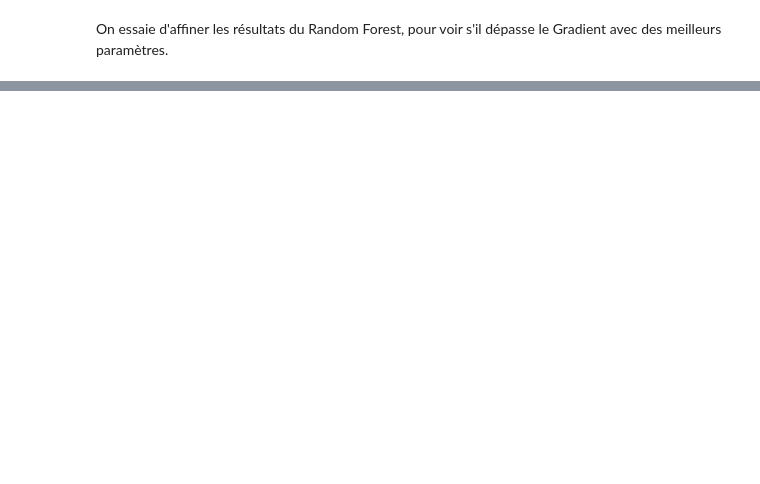
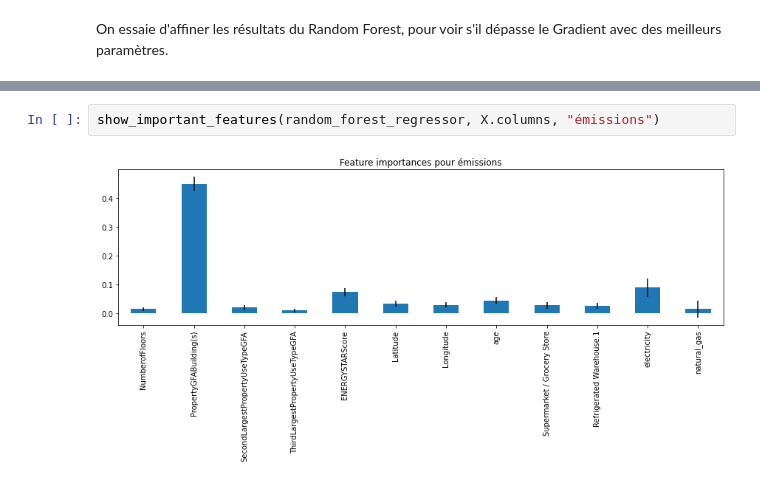
Before and after one commit to JulienGremillot/OpenClassrooms_Ingenieur_Machine_Learning, a Jupyter notebook: Anticipez les besoins en consommation électrique de bâtiments/Anticipez les besoins en consommation électrique de bâtiments 2.ipynb, the cells around one changed output, grey strips where cells are left out. Saved outputs shown, nothing was run; the diff lists cells and outputs as text; blank space fills up the shorter version.

```diff
--- a/Anticipez les besoins en consommation électrique de bâtiments/Anticipez les besoins en consommation électrique de bâtiments 2.ipynb
+++ b/Anticipez les besoins en consommation électrique de bâtiments/Anticipez les besoins en consommation électrique de bâtiments 2.ipynb
@@ -640,0 +706,4 @@ for metric in metrics.keys():
+# %%
+show_important_features(random_forest_regressor, X.columns, "émissions")
+# %% [output]
+[figure, added]
```
Also changed, not shown: parts of 37 cells of this notebook, 1 other file.
